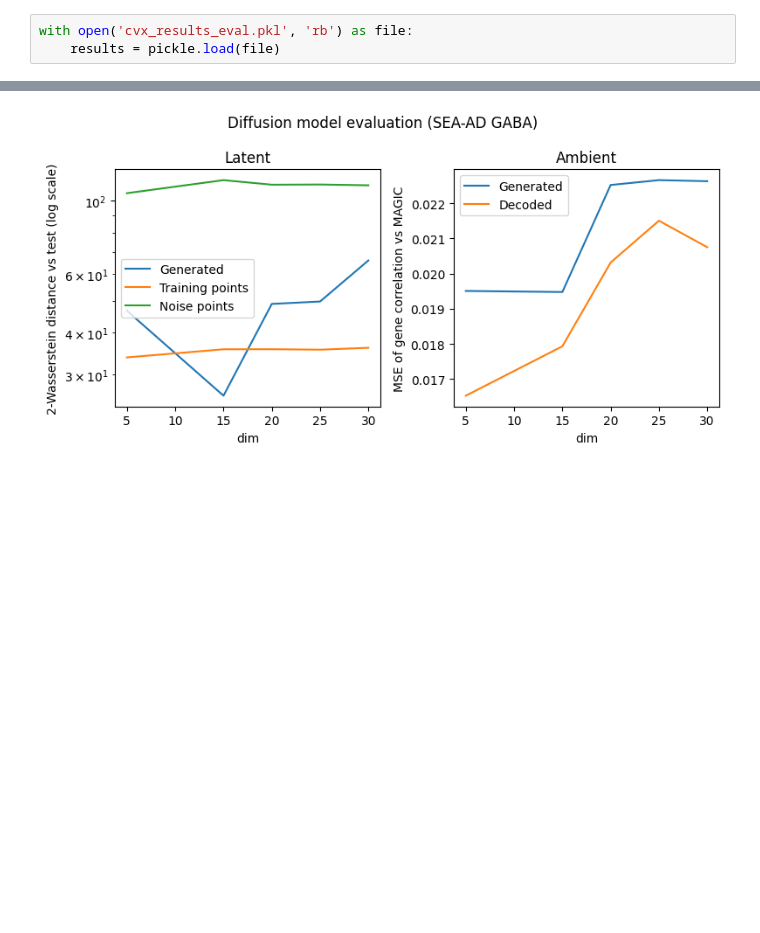
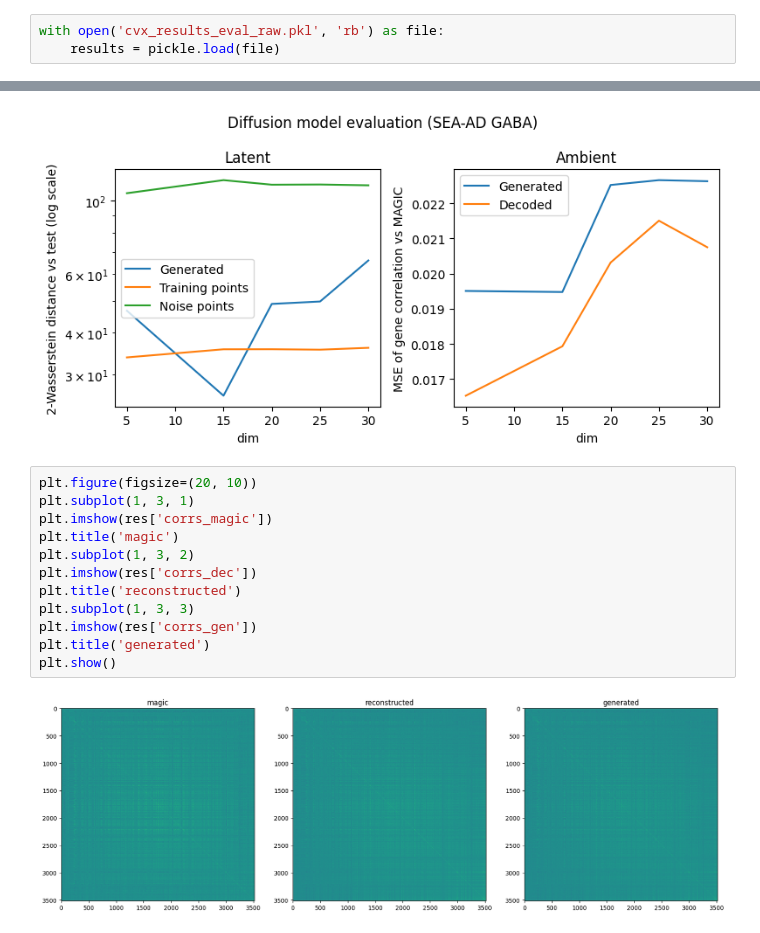
Before and after one commit to KrishnaswamyLab/GeometryAwareGenerativeAutoencoder, a Jupyter notebook: notebooks/cvx_eval_agg.ipynb, the cells around one changed output, grey strips where cells are left out. Saved outputs shown, nothing was run; the diff lists cells and outputs as text; blank space fills up the shorter version.

```diff
--- a/notebooks/cvx_eval_agg.ipynb
+++ b/notebooks/cvx_eval_agg.ipynb
@@ -4,7 +4,7 @@ import numpy as np
 import pandas as pd
 import matplotlib.pyplot as plt
 # %%
-with open('cvx_results_eval.pkl', 'rb') as file:
+with open('cvx_results_eval_raw.pkl', 'rb') as file:
     results = pickle.load(file)
 # %%
 import pandas as pd
@@ -69,3 +69,17 @@ plt.tight_layout()
 plt.show()
 # %% [output]
 [figure]
+# %%
+plt.figure(figsize=(20, 10))
+plt.subplot(1, 3, 1)
+plt.imshow(res['corrs_magic'])
+plt.title('magic')
+plt.subplot(1, 3, 2)
+plt.imshow(res['corrs_dec'])
+plt.title('reconstructed')
+plt.subplot(1, 3, 3)
+plt.imshow(res['corrs_gen'])
+plt.title('generated')
+plt.show()
+# %% [output]
+[figure, added]
```
Also changed, not shown: parts of 4 cells of this notebook, 18 other files.
